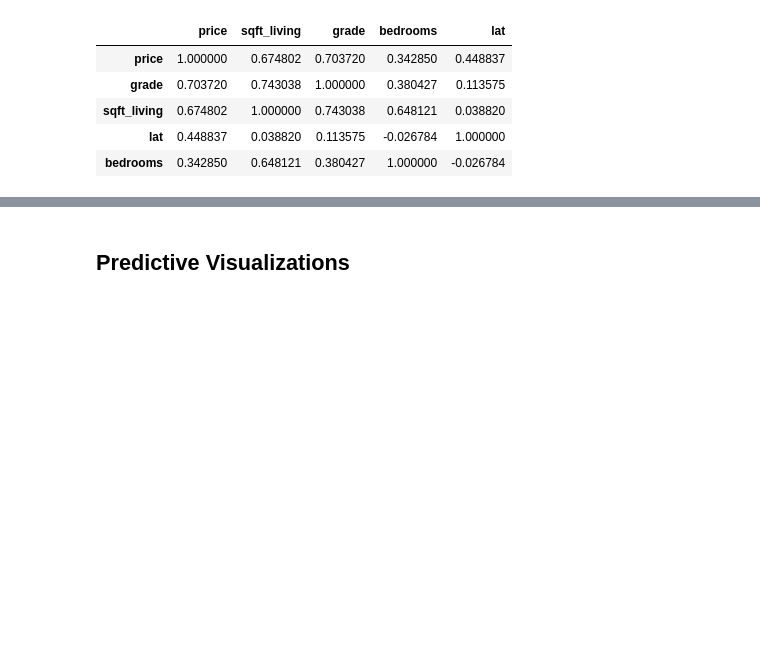
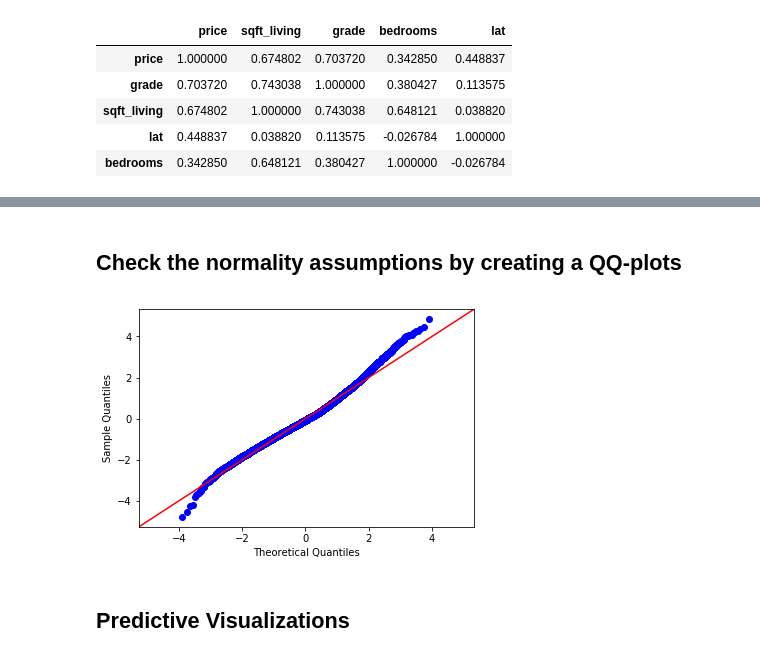
Before and after one commit to davidhaase/dsc-v2-mod1-final-project-nyc-ds-career-042219, a Jupyter notebook: index_dhaase.ipynb, the cells around one changed output, grey strips where cells are left out. Drawn from its saved outputs; the diff is of its cells as text; code cells hidden in the pictures; blank space fills up the shorter version.

Commit message:
Last minute addition of QQ-Plot cell and image

```diff
--- a/index_dhaase.ipynb
+++ b/index_dhaase.ipynb
@@ -621,6 +621,14 @@ Warnings:
 [1] Standard Errors assume that the covariance matrix of the errors is correctly specified.
 [2] The condition number is large, 1.67e+04. This might indicate that there are
 strong multicollinearity or other numerical problems.
+# %% [markdown]
+## Check the normality assumptions by creating a QQ-plots
+# %%
+residuals = model.resid
+fig = sm.graphics.qqplot(residuals, dist=stats.norm, line='45', fit=True)
+fig.show()
+# %% [output]
+[figure, added]
 # %% [markdown]
 ## Predictive Visualizations
 # %%
```
Also changed, not shown: parts of 8 cells of this notebook, 1 other file.
